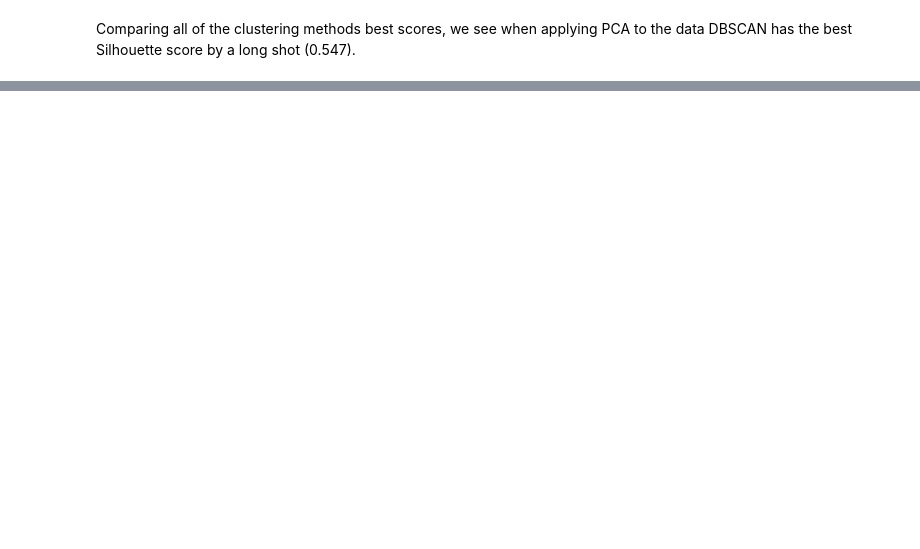
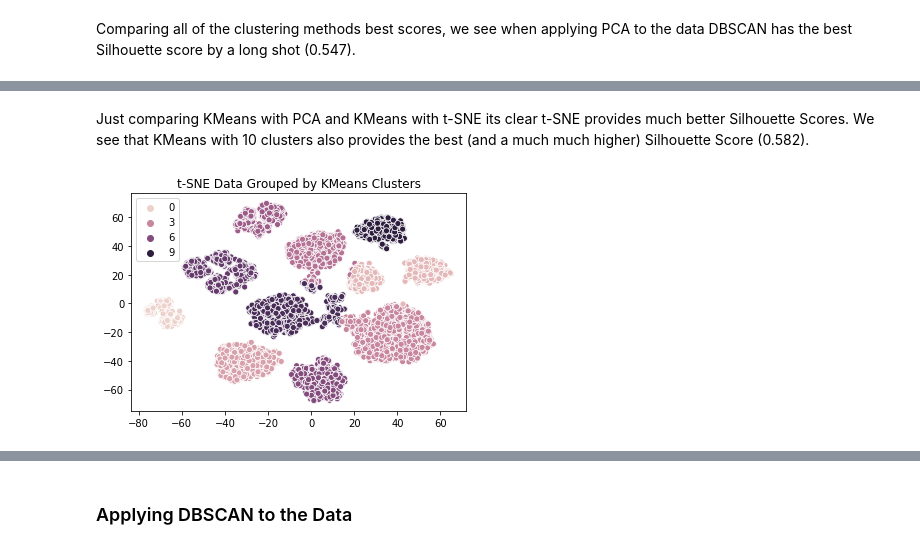
Before and after one commit to jhl126/For-Fun-LoL-Data, a Jupyter notebook: LoL Blue Wins Clustering.ipynb, the cells around one changed output, grey strips where cells are left out. Cells and saved outputs as stored; diff of their text form; code cells hidden in the pictures; blank space fills up the shorter version.

```diff
--- a/LoL Blue Wins Clustering.ipynb
+++ b/LoL Blue Wins Clustering.ipynb
@@ -514,0 +561,9 @@ Comparing all of the clustering methods best scores, we see when applying PCA to
+# %%
+for c in range(3, 11):
+    km = KMeans(n_clusters=c, random_state=13)
+    km.fit(X_tsne)
+    labels = km.fit_predict(X_tsne)
+    print(
+        f"The Silhouette Score for {c} clusters: "
+        + str(metrics.silhouette_score(X_tsne, labels, metric="euclidean"))
+    )
@@ -514,0 +592,12 @@ Comparing all of the clustering methods best scores, we see when applying PCA to
+# %% [markdown]
+Just comparing KMeans with PCA and KMeans with t-SNE its clear t-SNE provides much better Silhouette Scores. We see that KMeans with 10 clusters also provides the best (and a much much higher) Silhouette Score (0.582).
+# %%
+# Interesting to visualize how KMeans clusters the t-SNE data. (Using the K that resulted in highest Silhouette Score)
+km = KMeans(n_clusters=10, random_state=13)
+km.fit(X_tsne)
+labels = km.fit_predict(X_tsne)
+sns.scatterplot(X_tsne[:, 0], X_tsne[:, 1], hue=labels)
+plt.title("t-SNE Data Grouped by KMeans Clusters")
+plt.show()
+# %% [output]
+[figure, added]
@@ -514,0 +617,2 @@ Comparing all of the clustering methods best scores, we see when applying PCA to
+# %% [markdown]
+### Applying DBSCAN to the Data
```
Also changed, not shown: parts of 25 cells of this notebook.
